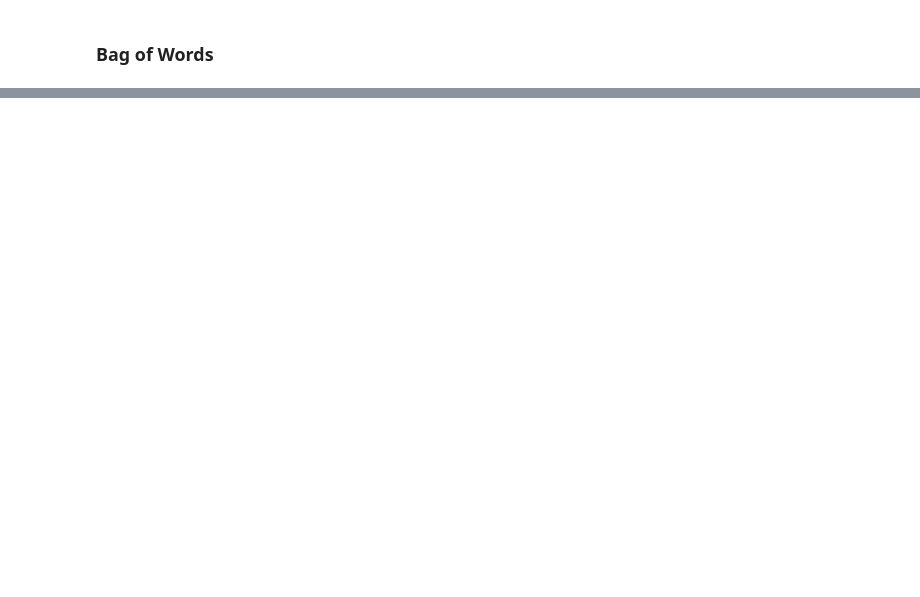
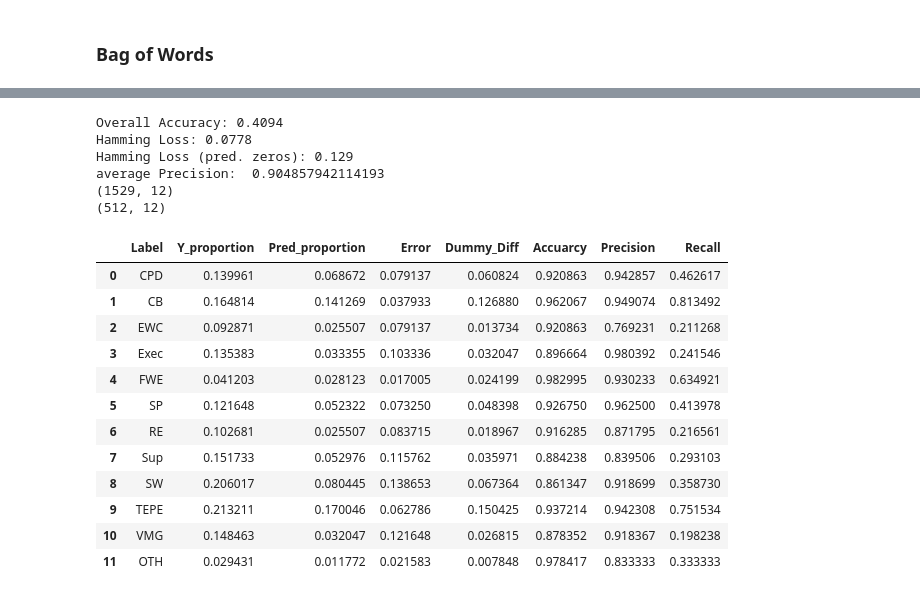
Before and after one commit to Jamienie/mds_capstone_bcstats, a Jupyter notebook: notebooks/02_aq_classification_experiments.ipynb, the cells around one changed output, grey strips where cells are left out. Saved outputs shown, nothing was run; the diff lists cells and outputs as text; code cells hidden in the pictures; blank space fills up the shorter version.

```diff
--- a/notebooks/02_aq_classification_experiments.ipynb
+++ b/notebooks/02_aq_classification_experiments.ipynb
@@ -45,0 +197,5 @@ from sklearn.neural_network import multilayer_perceptron
+# %%
+# Take a look at the out of vocab words for each embedding
+for i in oov.keys():
+    print(i)
+    print(oov[i][:5])
@@ -591,0 +528,10 @@ X_valid_wv.shape
+# %%
+X_train_stack_wv = np.hstack(tuple(Y_pred_avg_wv.values()))
+
+X_train_stack_lstm = np.hstack(tuple(Y_pred_lstm.values()))
+
+X_train_stack_bow = Y_pred_bow
+
+X_train_stack = np.hstack((X_train_stack_bow,
+                           X_train_stack_wv,
+                           X_train_stack_lstm))
@@ -591,0 +611,3 @@ X_valid_wv.shape
+# %%
+X_train_meta, X_valid_meta, Y_train_meta, Y_valid_meta = train_test_split(
+    X_train_stack, Y_valid, test_size = 0.25)
@@ -591,0 +618,19 @@ X_valid_wv.shape
+# %%
+t_start = time.time()
+print("Training on Stack")
+
+model_stack = BinaryRelevance(
+    classifier = LogisticRegression(penalty='l1', solver='liblinear')
+)
+
+#cv_results = cross_validate(model_stack, X_train_stack_lstm, Y_valid, cv = 10)
+model_stack.fit(X_train_meta, Y_train_meta)
+
+t_end_train = time.time()
+
+Y_pred_stack = model_stack.predict_proba(X_valid_meta).toarray()
+
+# Calculate and print elapsed time
+t_end = time.time()
+print("Elapsed Training time: %.1f s" % (t_end_train - t_start),
+      "\nElapsed Predict time: %.1f s" % (t_end - t_end_train))
@@ -591,0 +641,28 @@ X_valid_wv.shape
+# %%
+predictions = np.round(Y_pred_stack-0.40)
+
+a = theme_results(Y_valid_meta, predictions)
+print('average Precision: ', a.Precision.mean())
+print(predictions.shape)
+print(predictions[predictions.sum(axis = 1) == 0,:].shape)
+a
+# %% [output]
+Overall Accuracy: 0.4094
+Hamming Loss: 0.0778
+Hamming Loss (pred. zeros): 0.129
+average Precision:  0.904857942114193
+(1529, 12)
+(512, 12)
+|  | Label | Y_proportion | Pred_proportion | Error | Dummy_Diff | Accuarcy | Precision | Recall |
+| 0 | CPD | 0.139961 | 0.068672 | 0.079137 | 0.060824 | 0.920863 | 0.942857 | 0.462617 |
+| 1 | CB | 0.164814 | 0.141269 | 0.037933 | 0.126880 | 0.962067 | 0.949074 | 0.813492 |
+| 2 | EWC | 0.092871 | 0.025507 | 0.079137 | 0.013734 | 0.920863 | 0.769231 | 0.211268 |
+| 3 | Exec | 0.135383 | 0.033355 | 0.103336 | 0.032047 | 0.896664 | 0.980392 | 0.241546 |
+| 4 | FWE | 0.041203 | 0.028123 | 0.017005 | 0.024199 | 0.982995 | 0.930233 | 0.634921 |
+| 5 | SP | 0.121648 | 0.052322 | 0.073250 | 0.048398 | 0.926750 | 0.962500 | 0.413978 |
+| 6 | RE | 0.102681 | 0.025507 | 0.083715 | 0.018967 | 0.916285 | 0.871795 | 0.216561 |
+| 7 | Sup | 0.151733 | 0.052976 | 0.115762 | 0.035971 | 0.884238 | 0.839506 | 0.293103 |
+| 8 | SW | 0.206017 | 0.080445 | 0.138653 | 0.067364 | 0.861347 | 0.918699 | 0.358730 |
+| 9 | TEPE | 0.213211 | 0.170046 | 0.062786 | 0.150425 | 0.937214 | 0.942308 | 0.751534 |
+| 10 | VMG | 0.148463 | 0.032047 | 0.121648 | 0.026815 | 0.878352 | 0.918367 | 0.198238 |
+| 11 | OTH | 0.029431 | 0.011772 | 0.021583 | 0.007848 | 0.978417 | 0.833333 | 0.333333 |
```
Also changed, not shown: parts of 112 cells of this notebook.
